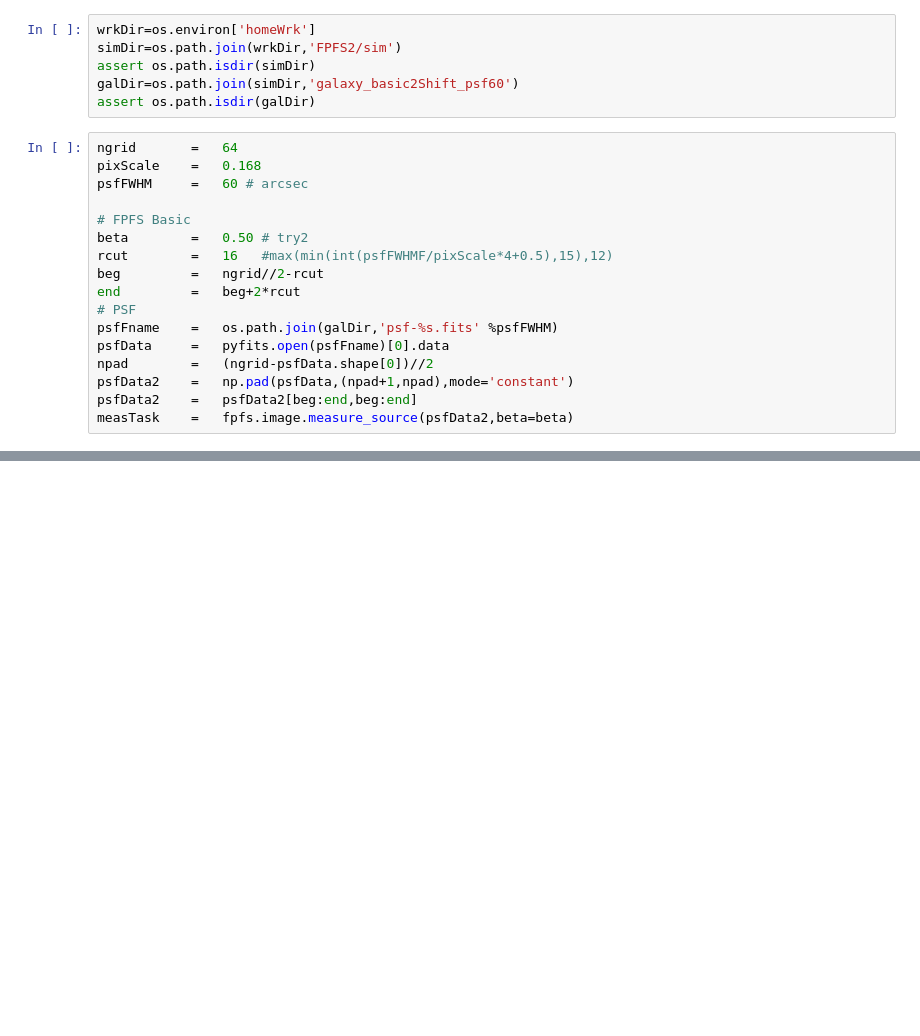
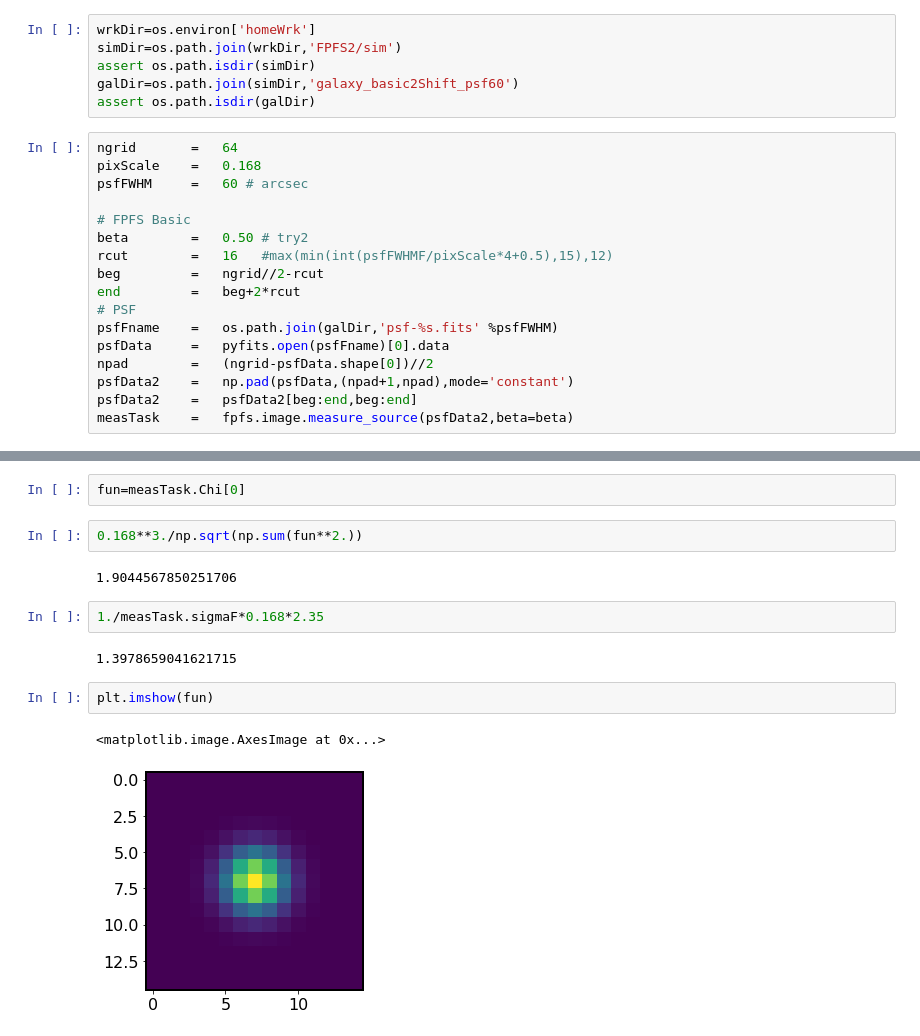
Before and after one commit to mr-superonion/FPFS_notebooks, a Jupyter notebook: ipynb/5_paper_2022/1_theory/1_1_peak_basis8.ipynb, the cells around one changed output, grey strips where cells are left out. Saved outputs shown, nothing was run; the diff lists cells and outputs as text; blank space fills up the shorter version.

```diff
--- a/ipynb/5_paper_2022/1_theory/1_1_peak_basis8.ipynb
+++ b/ipynb/5_paper_2022/1_theory/1_1_peak_basis8.ipynb
@@ -93,3 +78,18 @@ fig.savefig('psi_demo.pdf')
+# %%
+fun=measTask.Chi[0]
+# %%
+0.168**3./np.sqrt(np.sum(fun**2.))
+# %% [output]
+1.9044567850251706
+# %%
+1./measTask.sigmaF*0.168*2.35
+# %% [output]
+1.3978659041621715
+# %%
+plt.imshow(fun)
+# %% [output]
+<matplotlib.image.AxesImage at 0x...>
+[figure, added]
 # %%
 inds=[5,2,1,0,3,6,7,8]
 plt.close()
```
Also changed, not shown: parts of 6 cells of this notebook, 30 other files.
